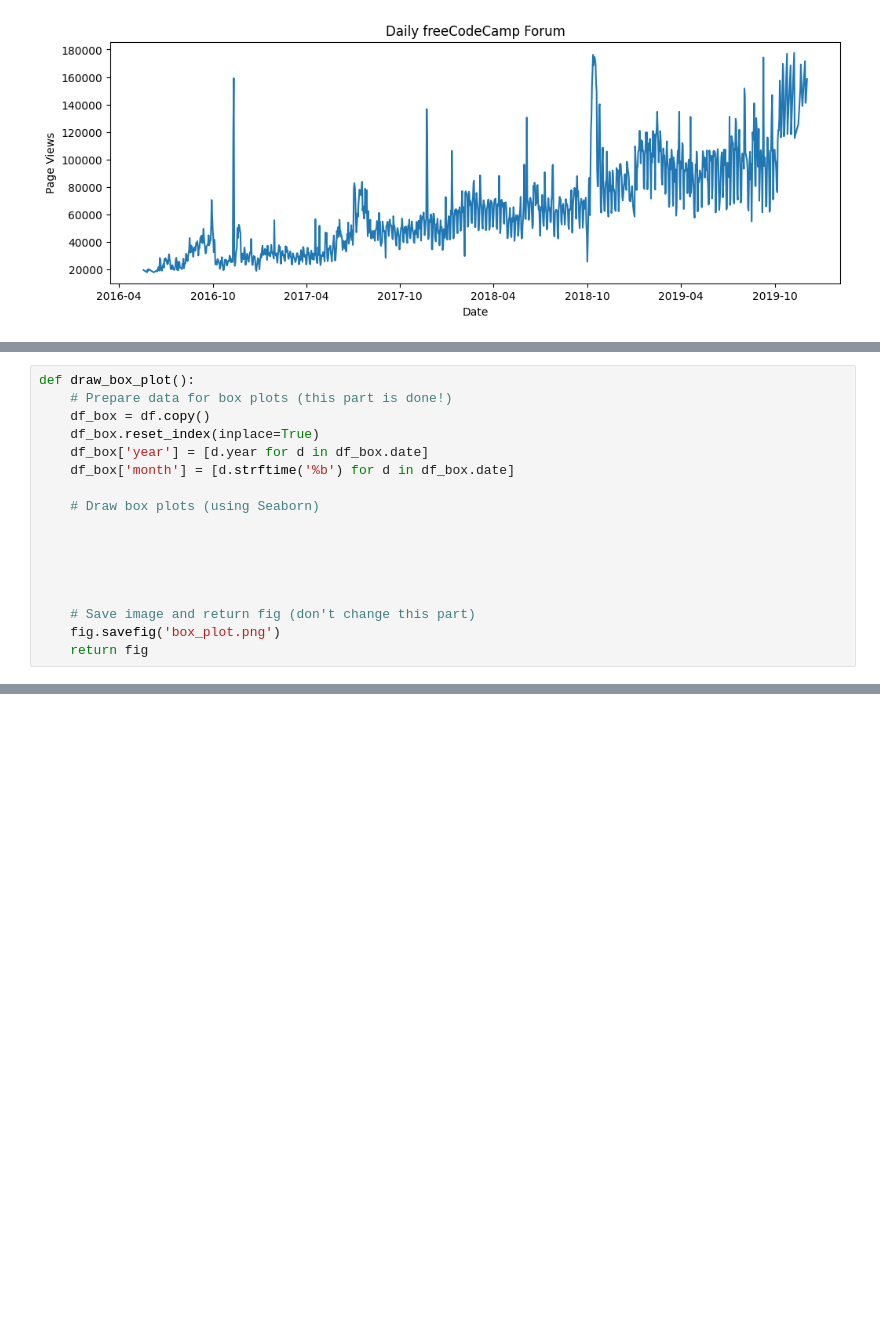
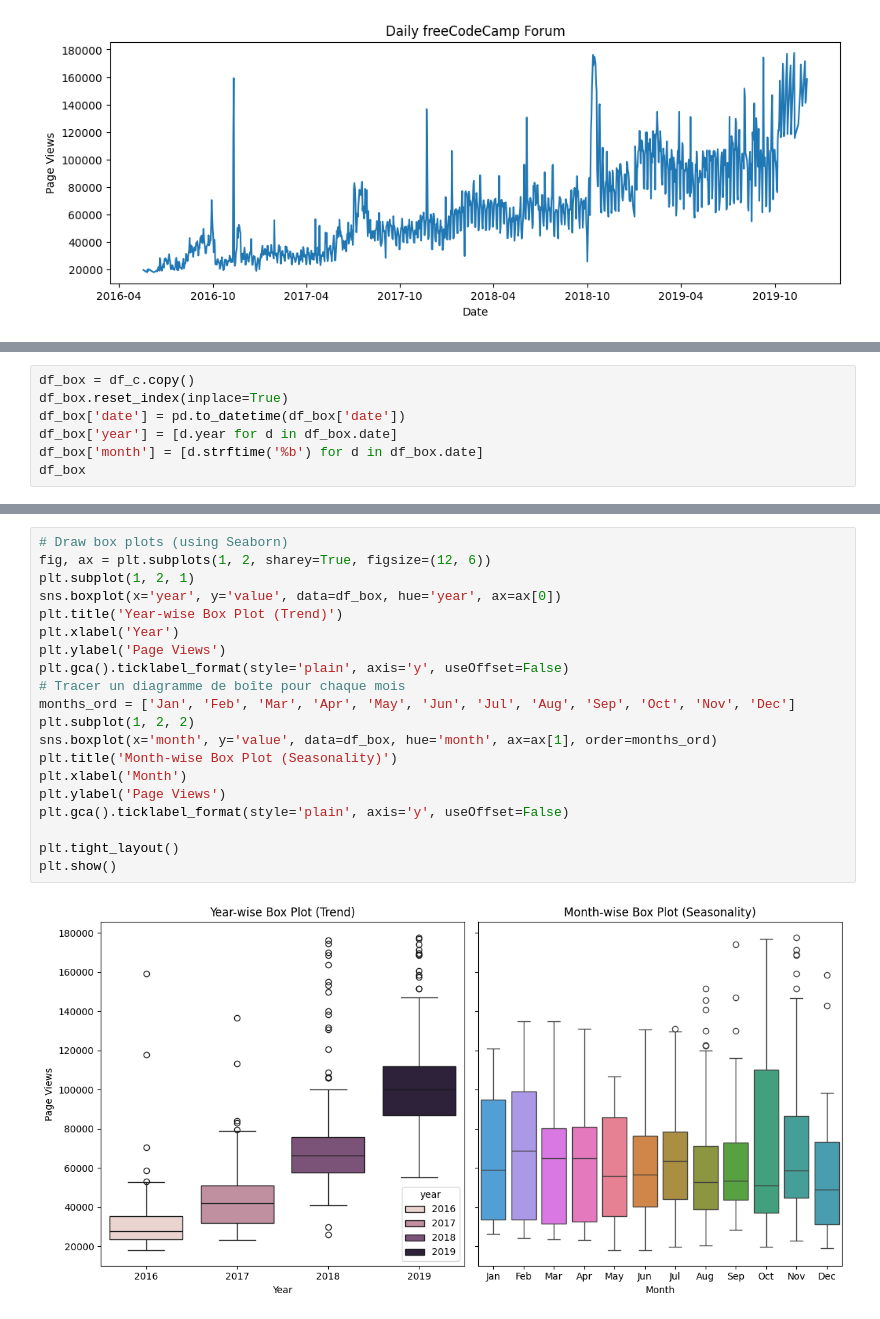
Before and after one commit to Loyolan/data-analysis-with-python-projects, a Jupyter notebook: boilerplate-page-view-time-series-visualizer/time_series_visualizer.ipynb, the cells around one changed output, grey strips where cells are left out. Drawn from its saved outputs; the diff is of its cells as text; blank space fills up the shorter version.

```diff
--- a/boilerplate-page-view-time-series-visualizer/time_series_visualizer.ipynb
+++ b/boilerplate-page-view-time-series-visualizer/time_series_visualizer.ipynb
@@ -134,17 +226,7 @@ def draw_bar_plot():
 # %%
-def draw_box_plot():
-    # Prepare data for box plots (this part is done!)
-    df_box = df.copy()
-    df_box.reset_index(inplace=True)
-    df_box['year'] = [d.year for d in df_box.date]
-    df_box['month'] = [d.strftime('%b') for d in df_box.date]
-
-    # Draw box plots (using Seaborn)
-
-
-
-
-
-    # Save image and return fig (don't change this part)
-    fig.savefig('box_plot.png')
-    return fig
+df_box = df_c.copy()
+df_box.reset_index(inplace=True)
+df_box['date'] = pd.to_datetime(df_box['date'])
+df_box['year'] = [d.year for d in df_box.date]
+df_box['month'] = [d.strftime('%b') for d in df_box.date]
+df_box
@@ -150,0 +247,22 @@ def draw_box_plot():
+# %%
+# Draw box plots (using Seaborn)
+fig, ax = plt.subplots(1, 2, sharey=True, figsize=(12, 6))
+plt.subplot(1, 2, 1)
+sns.boxplot(x='year', y='value', data=df_box, hue='year', ax=ax[0])
+plt.title('Year-wise Box Plot (Trend)')
+plt.xlabel('Year')
+plt.ylabel('Page Views')
+plt.gca().ticklabel_format(style='plain', axis='y', useOffset=False)
+# Tracer un diagramme de boîte pour chaque mois
+months_ord = ['Jan', 'Feb', 'Mar', 'Apr', 'May', 'Jun', 'Jul', 'Aug', 'Sep', 'Oct', 'Nov', 'Dec']
+plt.subplot(1, 2, 2)
+sns.boxplot(x='month', y='value', data=df_box, hue='month', ax=ax[1], order=months_ord)
+plt.title('Month-wise Box Plot (Seasonality)')
+plt.xlabel('Month')
+plt.ylabel('Page Views')
+plt.gca().ticklabel_format(style='plain', axis='y', useOffset=False)
+
+plt.tight_layout()
+plt.show()
+# %% [output]
+[figure, added]
```
Also changed, not shown: parts of 9 cells of this notebook, 11 other files.
